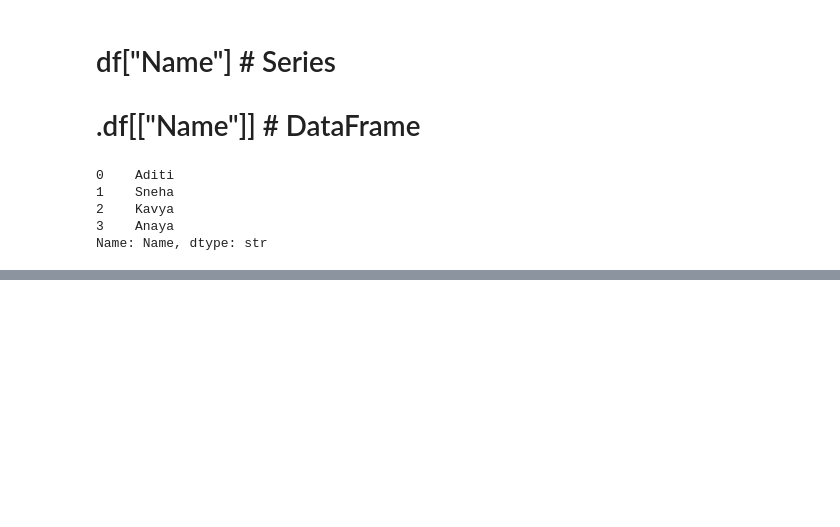
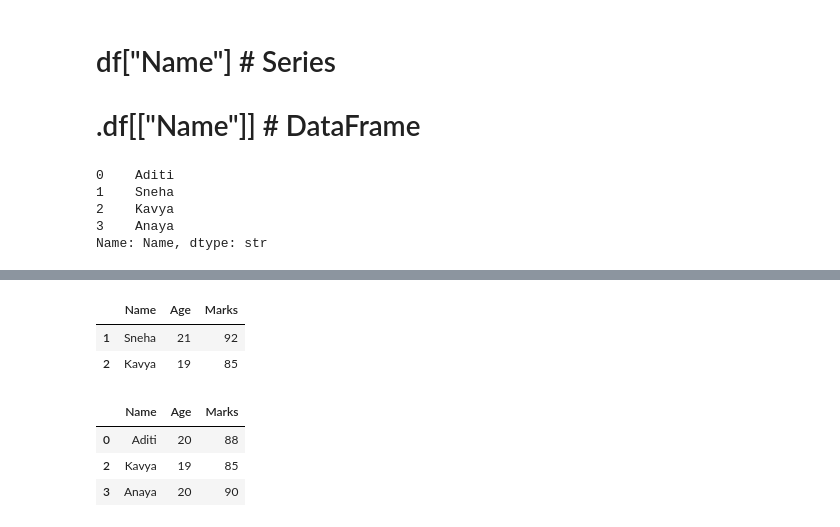
Before and after one commit to rutujagawade747-lang/data_science_journey, a Jupyter notebook: pandas/04_dataframe.ipynb, the cells around one changed output, grey strips where cells are left out. Saved outputs shown, nothing was run; the diff lists cells and outputs as text; code cells hidden in the pictures; blank space fills up the shorter version.

```diff
--- a/pandas/04_dataframe.ipynb
+++ b/pandas/04_dataframe.ipynb
@@ -238,0 +432,13 @@ Name: Name, dtype: str
+# %%
+df[df["Age"].isin([19, 21])]
+# %% [output]
+|  | Name | Age | Marks |
+| 1 | Sneha | 21 | 92 |
+| 2 | Kavya | 19 | 85 |
+# %%
+df[df["Age"].isin([19,20])]
+# %% [output]
+|  | Name | Age | Marks |
+| 0 | Aditi | 20 | 88 |
+| 2 | Kavya | 19 | 85 |
+| 3 | Anaya | 20 | 90 |
```
Also changed, not shown: parts of 25 cells of this notebook.
